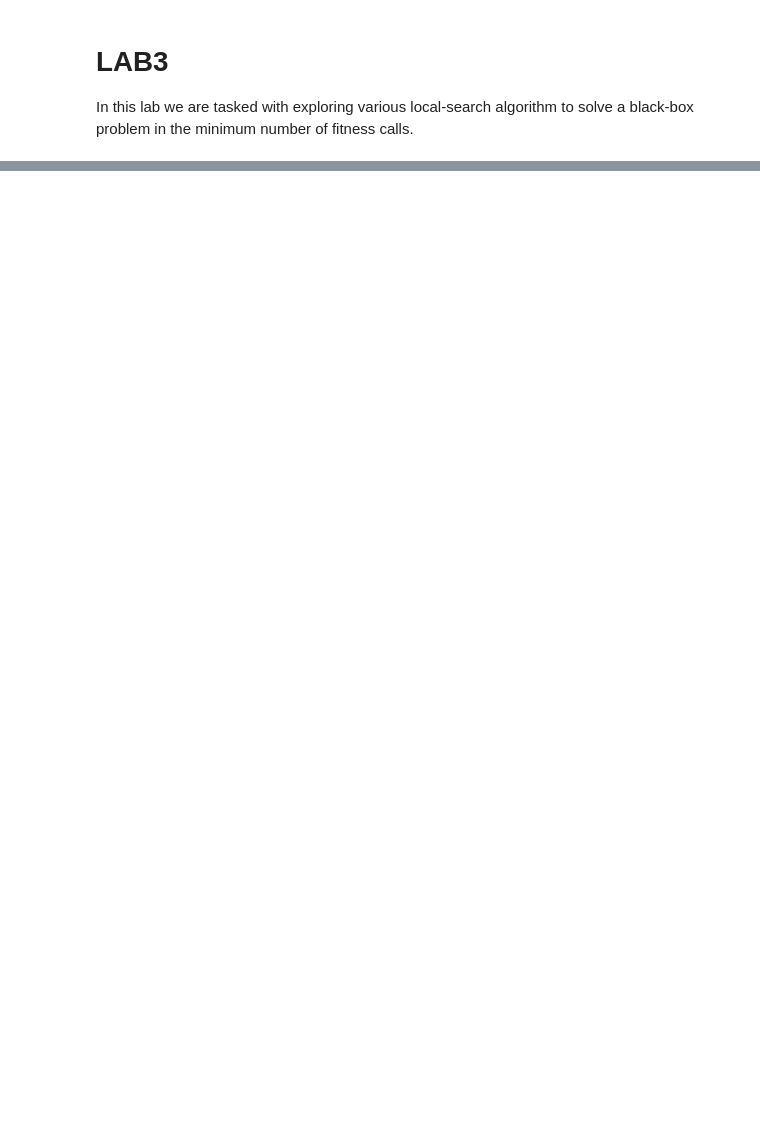
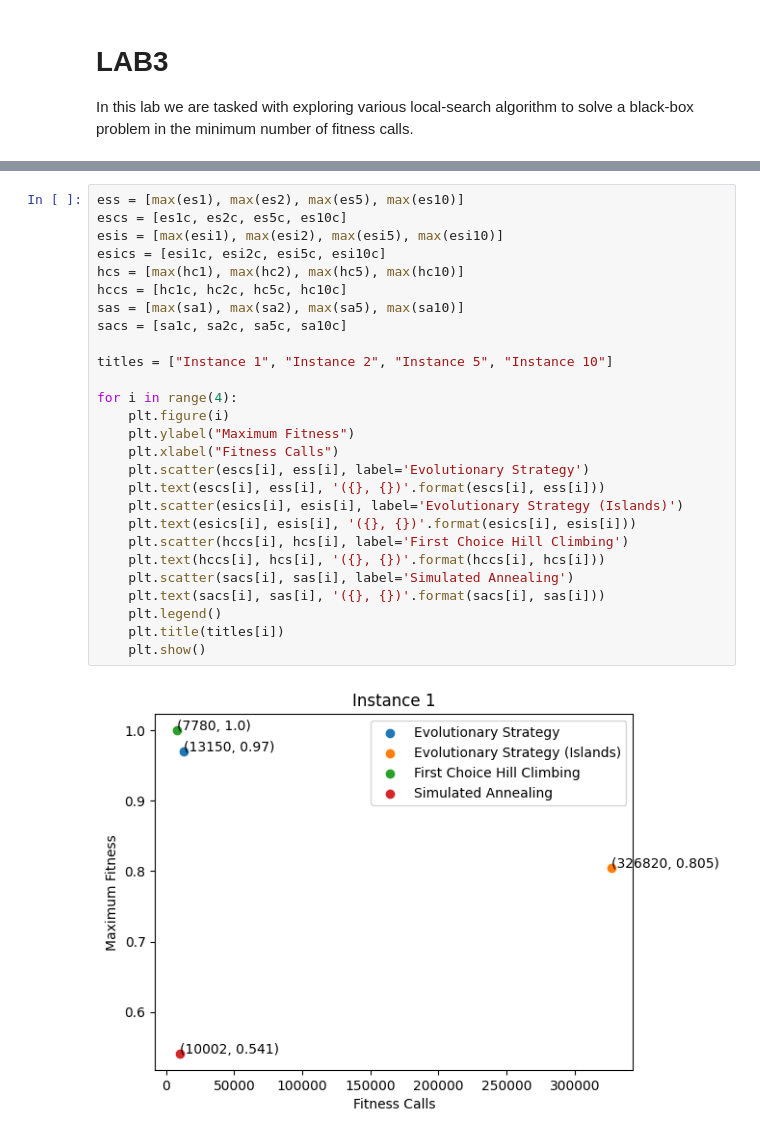
Before and after one commit to GNNatan/compint, a Jupyter notebook: Lab3/lab9.ipynb, the cells around one changed output, grey strips where cells are left out. Drawn from its saved outputs; the diff is of its cells as text; blank space fills up the shorter version.

```diff
--- a/Lab3/lab9.ipynb
+++ b/Lab3/lab9.ipynb
@@ -300,0 +333,29 @@ For Instance 1 the problem is solved, our algorithm is able to find the best sol
+# %%
+ess = [max(es1), max(es2), max(es5), max(es10)]
+escs = [es1c, es2c, es5c, es10c]
+esis = [max(esi1), max(esi2), max(esi5), max(esi10)]
+esics = [esi1c, esi2c, esi5c, esi10c]
+hcs = [max(hc1), max(hc2), max(hc5), max(hc10)]
+hccs = [hc1c, hc2c, hc5c, hc10c]
+sas = [max(sa1), max(sa2), max(sa5), max(sa10)]
+sacs = [sa1c, sa2c, sa5c, sa10c]
+
+titles = ["Instance 1", "Instance 2", "Instance 5", "Instance 10"]
+
+for i in range(4):
+    plt.figure(i)
+    plt.ylabel("Maximum Fitness")
+    plt.xlabel("Fitness Calls")
+    plt.scatter(escs[i], ess[i], label='Evolutionary Strategy')
+    plt.text(escs[i], ess[i], '({}, {})'.format(escs[i], ess[i]))
+    plt.scatter(esics[i], esis[i], label='Evolutionary Strategy (Islands)')
+    plt.text(esics[i], esis[i], '({}, {})'.format(esics[i], esis[i]))
+    plt.scatter(hccs[i], hcs[i], label='First Choice Hill Climbing')
+    plt.text(hccs[i], hcs[i], '({}, {})'.format(hccs[i], hcs[i]))
+    plt.scatter(sacs[i], sas[i], label='Simulated Annealing')
+    plt.text(sacs[i], sas[i], '({}, {})'.format(sacs[i], sas[i]))
+    plt.legend()
+    plt.title(titles[i])
+    plt.show()
+# %% [output]
+[figure, added]
```
Also changed, not shown: parts of 25 cells of this notebook.
